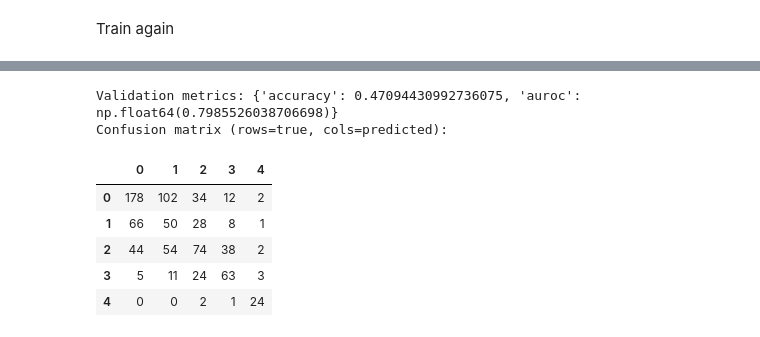
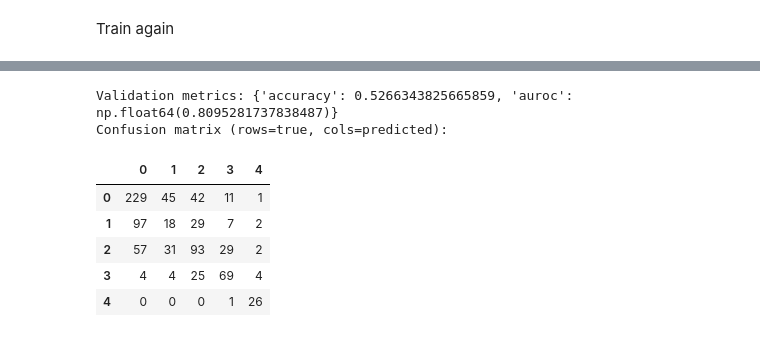
Before and after one commit to michael-duer/medical-image-classification, a Jupyter notebook: notebooks/02_transfer_learning.ipynb, the cells around one changed output, grey strips where cells are left out. Saved outputs shown, nothing was run; the diff lists cells and outputs as text; code cells hidden in the pictures.

```diff
--- a/notebooks/02_transfer_learning.ipynb
+++ b/notebooks/02_transfer_learning.ipynb
@@ -74,31 +78,0 @@ On a local machine, you can instead manage dependencies with `uv sync` and selec
-# %%
-import importlib.util
-import subprocess
-import sys
-
-required = {
-    "torch": "torch",
-    "torchvision": "torchvision",
-    "numpy": "numpy",
-    "pandas": "pandas",
-    "matplotlib": "matplotlib",
-    "sklearn": "scikit-learn",
-    "PIL": "pillow",
-    "tqdm": "tqdm",
-}
-missing = [package for module, package in required.items()
-           if importlib.util.find_spec(module) is None]
-if missing:
-    subprocess.run(["uv", "pip", "install", "--python", sys.executable, *missing], check=True)
-else:
-    print("All baseline dependencies are already installed.")
-print("Notebook Python:", sys.executable)
-print("If an import fails after installation, restart the runtime and rerun.")
-
-# Set paths to data
-DATA_DIR = Path('/data')
-OUTPUT_DIR = Path('/output')
-
-if not DATA_DIR.exists():
-    raise FileNotFoundError(f"Set DATA_DIR to your actual dataset folder first: {DATA_DIR}")
-print('Dataset path:', DATA_DIR.resolve())
@@ -644,39 +704,51 @@ def get_predictions(model, loader):
         logits = model(x.to(DEVICE))
         actual.append(y.numpy())
         probs.append(torch.softmax(logits, dim=1).cpu().numpy())
     return np.concatenate(actual), np.concatenate(probs)
 
 def summarize_metrics(y_true, probabilities, class_names):
     predictions = probabilities.argmax(axis=1)
     results = {'accuracy': accuracy_score(y_true, predictions)}
     present = np.unique(y_true)
     if len(class_names) == 2 and len(present) == 2:
         results['auroc'] = roc_auc_score(y_true, probabilities[:, 1])
     elif len(present) == len(class_names):
         results['auroc'] = roc_auc_score(
             y_true, probabilities, labels=np.arange(len(class_names)),
             multi_class='ovr', average='macro')
     else:
         results['auroc'] = float('nan')
         print('AUROC undefined: not all classes appear in this validation split.')
     return results, confusion_matrix(y_true, predictions,
                                       labels=np.arange(len(class_names)))
 
+# Load best model
+resnet18.load_state_dict(
+    torch.load(
+        # Newly trained models appear in the root folder
+        #"best_resnet18_stage2.pth",
+        # While the best models are in folder /models
+        "./models/best_resnet18_stage2.pth",
+        map_location=DEVICE,
+        weights_only=True
+    )
+)
+
 y_val, val_prob = get_predictions(resnet18, loaders['val'])
 class_names = train_source.classes
 metrics, cm = summarize_metrics(y_val, val_prob, class_names)
 print('Validation metrics:', metrics)
 print('Confusion matrix (rows=true, cols=predicted):')
 display(pd.DataFrame(cm, index=class_names, columns=class_names))
 # %% [output]
-Validation metrics: {'accuracy': 0.47094430992736075, 'auroc': np.float64(0.7985526038706698)}
+Validation metrics: {'accuracy': 0.5266343825665859, 'auroc': np.float64(0.8095281737838487)}
 Confusion matrix (rows=true, cols=predicted):
 |  | 0 | 1 | 2 | 3 | 4 |
-| 0 | 178 | 102 | 34 | 12 | 2 |
-| 1 | 66 | 50 | 28 | 8 | 1 |
-| 2 | 44 | 54 | 74 | 38 | 2 |
-| 3 | 5 | 11 | 24 | 63 | 3 |
-| 4 | 0 | 0 | 2 | 1 | 24 |
+| 0 | 229 | 45 | 42 | 11 | 1 |
+| 1 | 97 | 18 | 29 | 7 | 2 |
+| 2 | 57 | 31 | 93 | 29 | 2 |
+| 3 | 4 | 4 | 25 | 69 | 4 |
+| 4 | 0 | 0 | 0 | 1 | 26 |
 # %%
 import matplotlib
 import matplotlib.pyplot as plt
```
Also changed, not shown: parts of 44 cells of this notebook, 4 other files.
